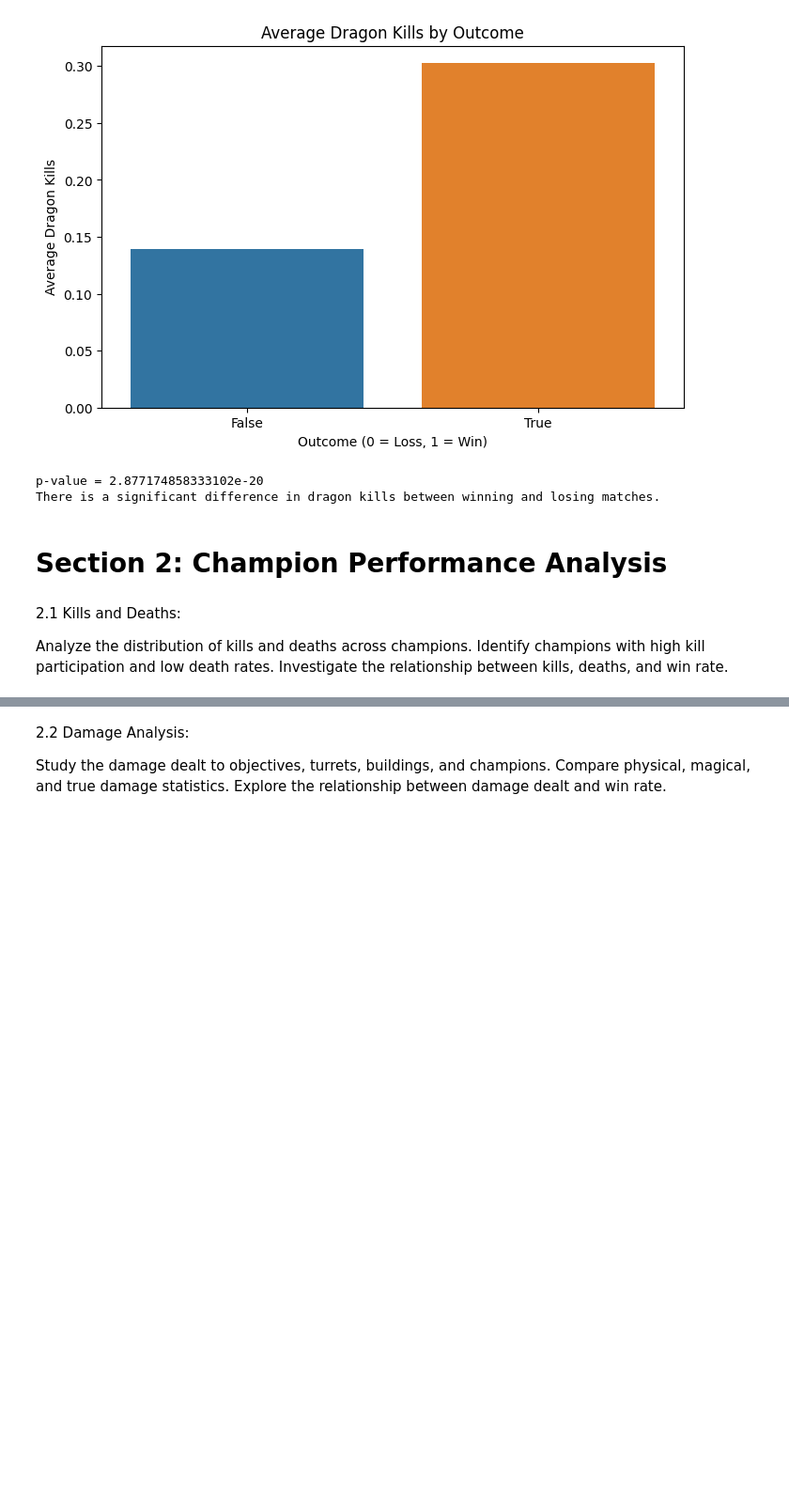
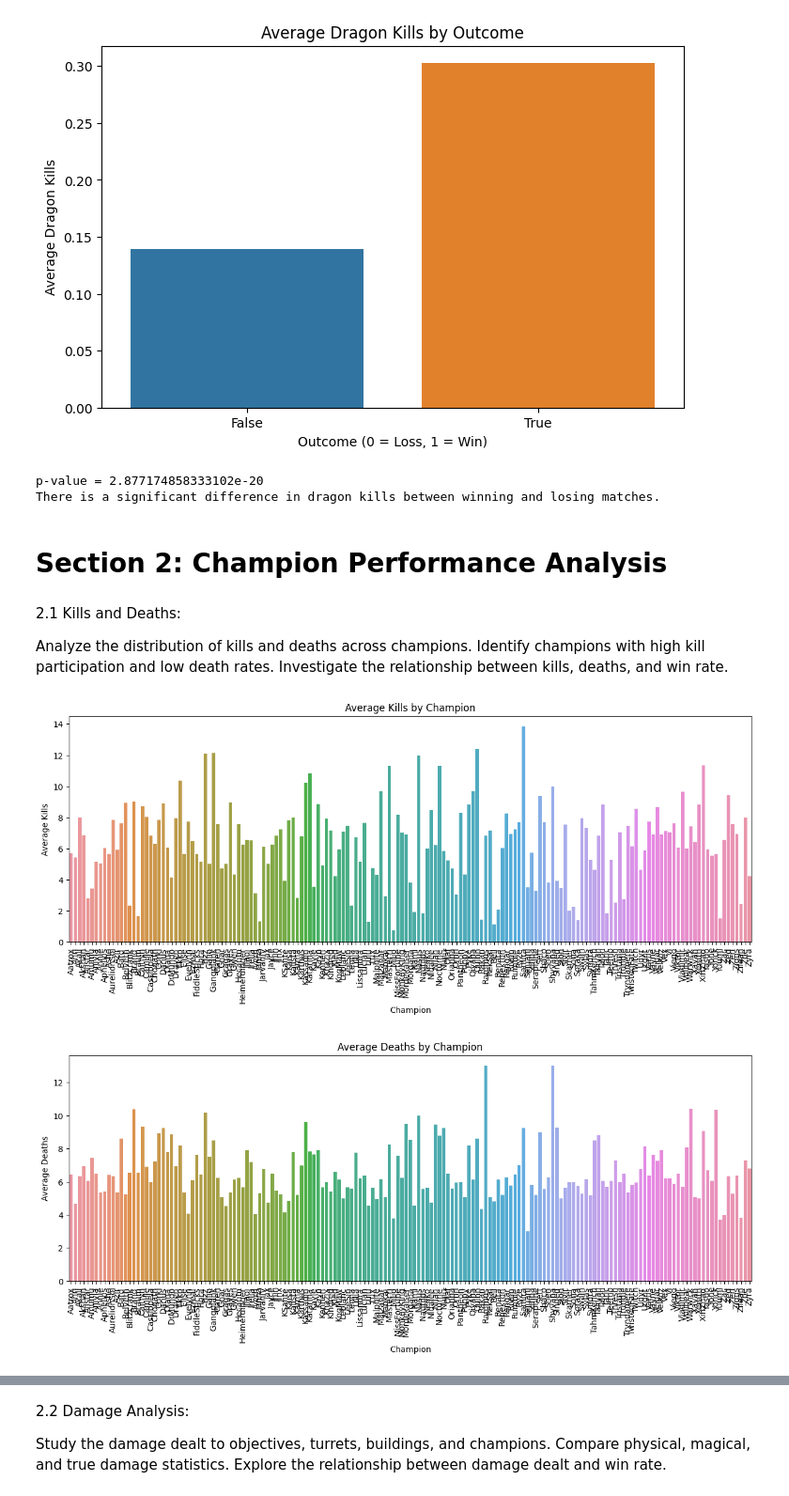
Before and after one commit to sushiselite/League-DA, a Jupyter notebook: EDA/Notebook.ipynb, the cells around one changed output, grey strips where cells are left out. Shown at 94% size. Saved outputs shown, nothing was run; the diff lists cells and outputs as text; code cells hidden in the pictures; blank space fills up the shorter version.

```diff
--- a/EDA/Notebook.ipynb
+++ b/EDA/Notebook.ipynb
@@ -298,3 +297,28 @@ There is a significant difference in dragon kills between winning and losing mat
 Analyze the distribution of kills and deaths across champions.
 Identify champions with high kill participation and low death rates.
 Investigate the relationship between kills, deaths, and win rate.
+# %%
+# Calculate average kills and deaths for each champion
+average_kills_by_champion = df.groupby('championName')['kills'].mean()
+average_deaths_by_champion = df.groupby('championName')['deaths'].mean()
+
+# Plotting average kills
+plt.figure(figsize=(15, 5))
+sns.barplot(x=average_kills_by_champion.index, y=average_kills_by_champion.values)
+plt.title('Average Kills by Champion')
+plt.xlabel('Champion')
+plt.ylabel('Average Kills')
+plt.xticks(rotation=90)
+plt.show()
+
+# Plotting average deaths
+plt.figure(figsize=(15, 5))
+sns.barplot(x=average_deaths_by_champion.index, y=average_deaths_by_champion.values)
+plt.title('Average Deaths by Champion')
+plt.xlabel('Champion')
+plt.ylabel('Average Deaths')
+plt.xticks(rotation=90)
+plt.show()
+# %% [output]
+[figure, added]
+[figure, added]
```
Also changed, not shown: parts of 10 cells of this notebook.
